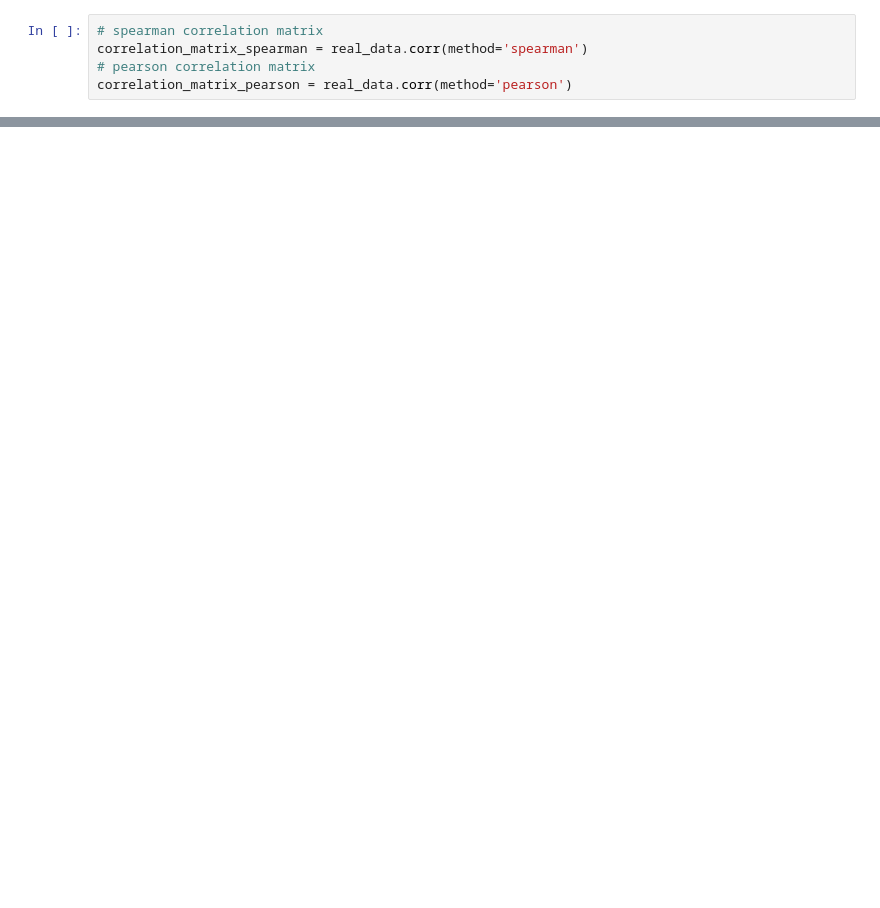
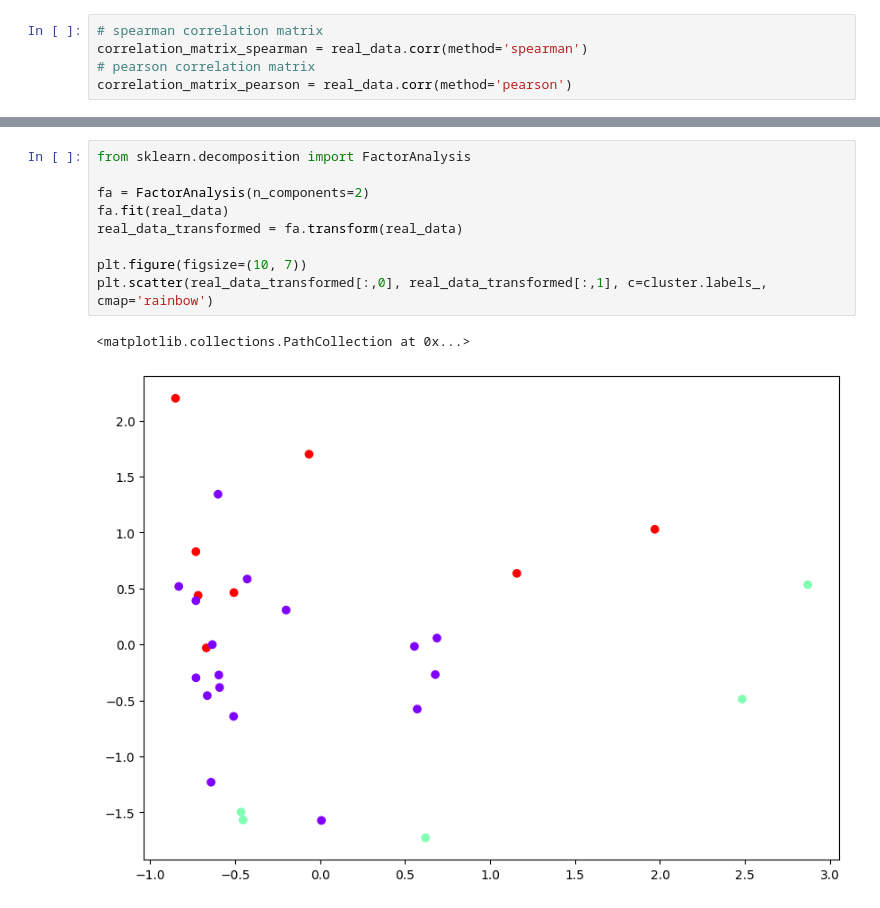
Before and after one commit to josura/tarots-and-AI, a Jupyter notebook: surveys-analysis.ipynb, the cells around one changed output, grey strips where cells are left out. Drawn from its saved outputs; the diff is of its cells as text; blank space fills up the shorter version.

```diff
--- a/surveys-analysis.ipynb
+++ b/surveys-analysis.ipynb
@@ -113,0 +183,12 @@ plt.show()
+# %%
+from sklearn.decomposition import FactorAnalysis
+
+fa = FactorAnalysis(n_components=2)
+fa.fit(real_data)
+real_data_transformed = fa.transform(real_data)
+
+plt.figure(figsize=(10, 7))
+plt.scatter(real_data_transformed[:,0], real_data_transformed[:,1], c=cluster.labels_, cmap='rainbow')
+# %% [output]
+<matplotlib.collections.PathCollection at 0x...>
+[figure, added]
```
Also changed, not shown: parts of 14 cells of this notebook.
